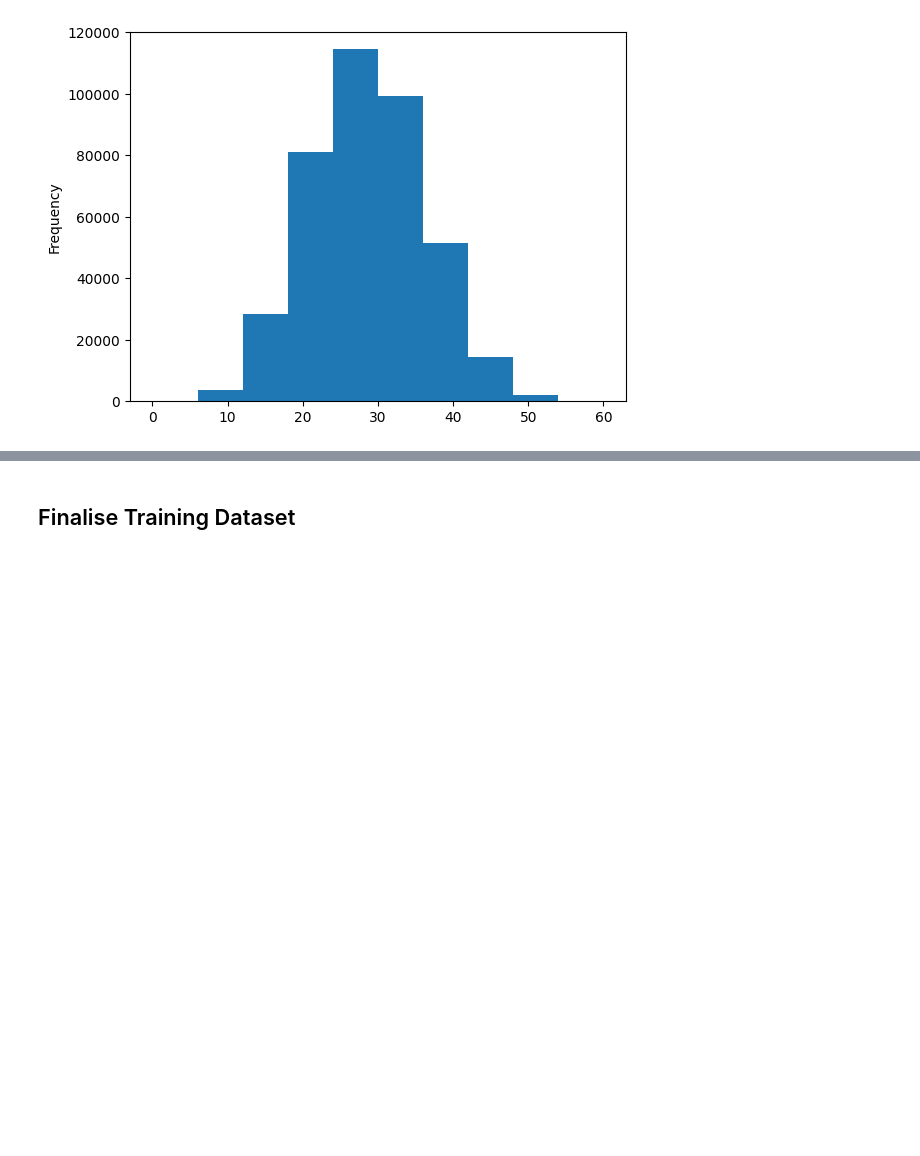
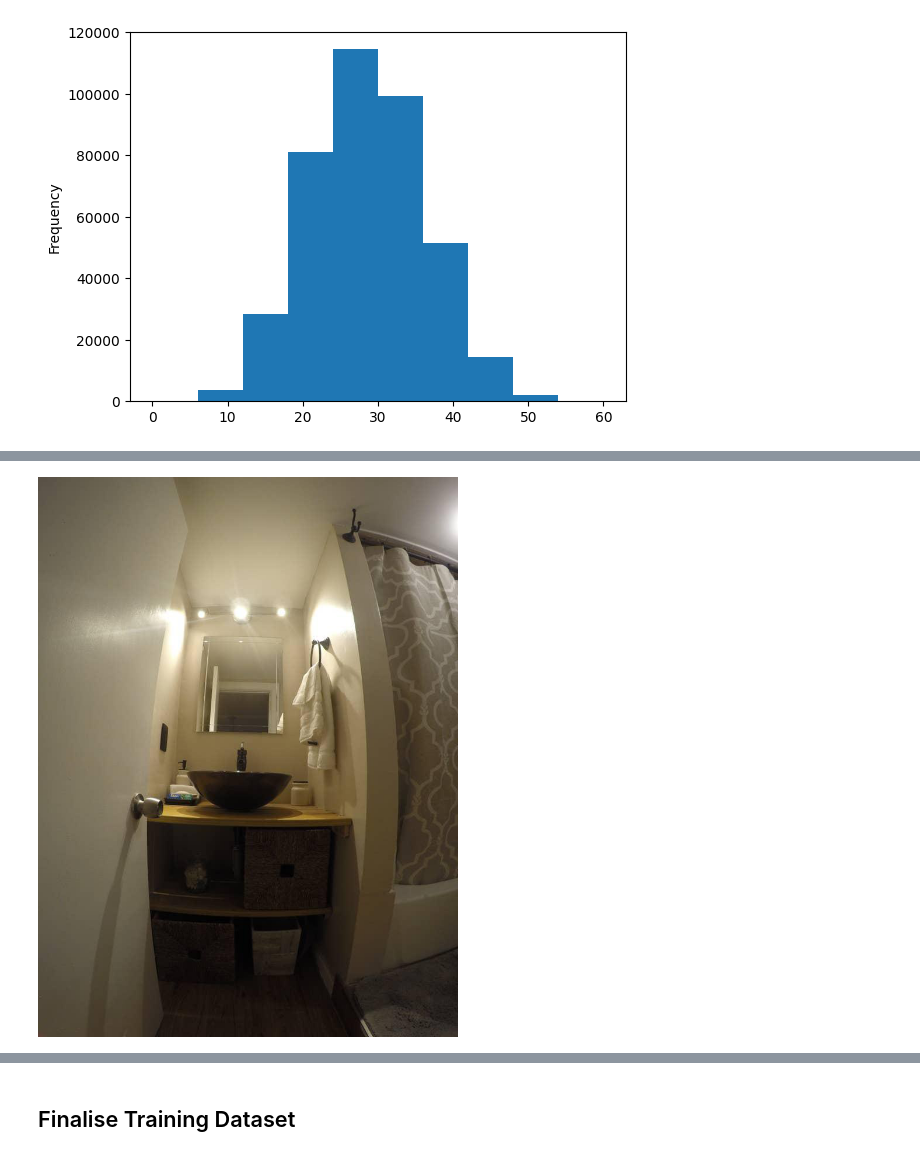
Before and after one commit to ngrq123/same-space, a Jupyter notebook: notebooks/1. Create Training Dataset.ipynb, the cells around one changed output, grey strips where cells are left out. Cells and saved outputs as stored; diff of their text form; code cells hidden in the pictures; blank space fills up the shorter version.

```diff
--- a/notebooks/1. Create Training Dataset.ipynb
+++ b/notebooks/1. Create Training Dataset.ipynb
@@ -183 +209,5 @@ non_duplicate_pairs_df['similarity'].plot(kind='hist')
+# %%
+Image.open('..\\data\\training data\\bathroom\\boston_16559025_1.jpg')
+# %% [output]
+[figure, added]
 # %%
```
Also changed, not shown: parts of 18 cells of this notebook, 3 other files.
